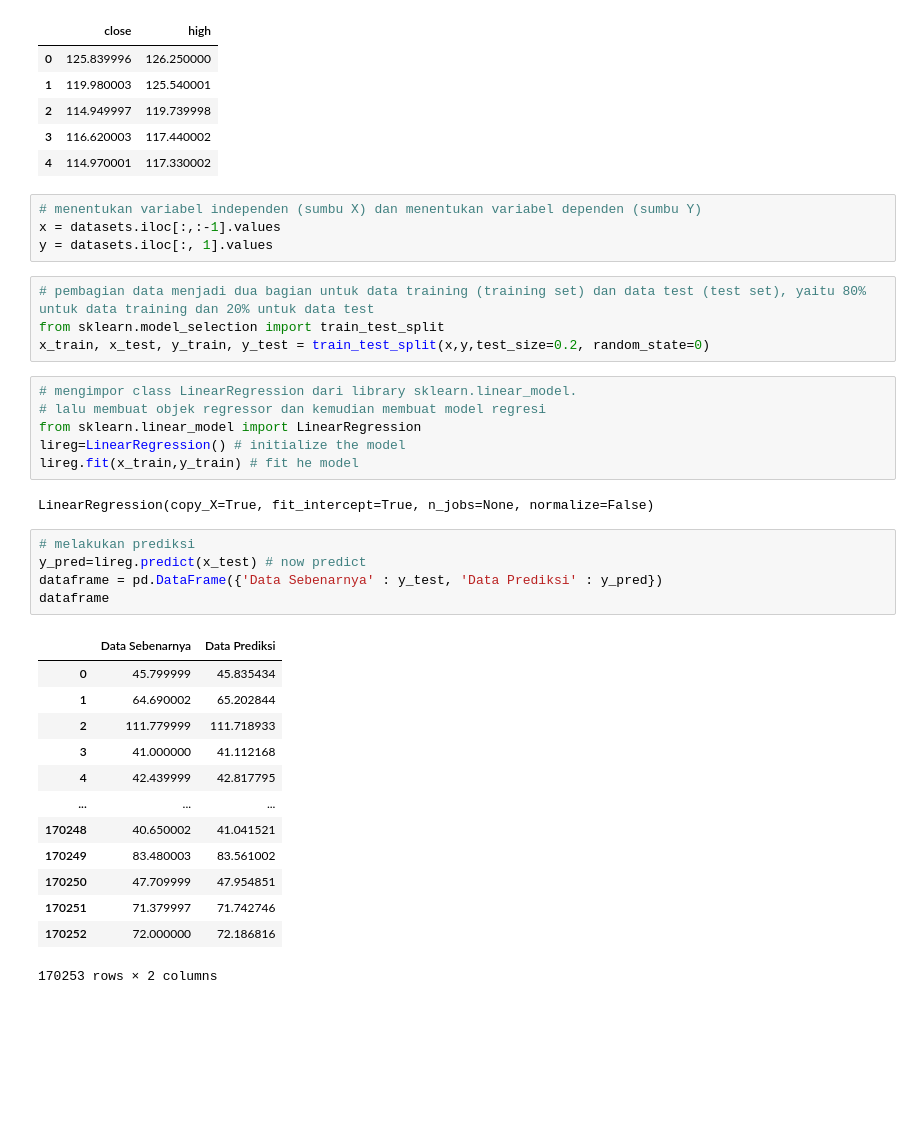
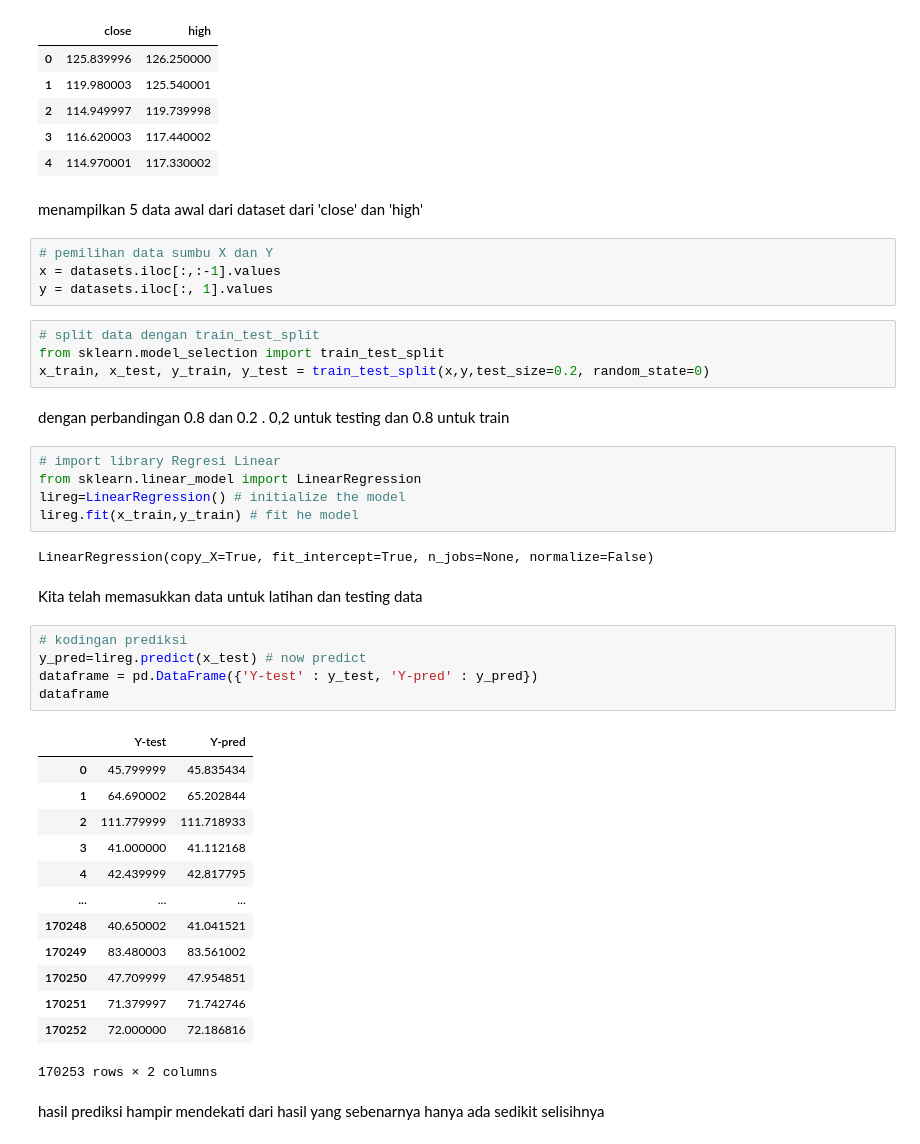
Before and after one commit to ringgoagsya/latihan_python, a Jupyter notebook: LinearRegresionRinggo_1811522023.ipynb, the cells around one changed output. Drawn from its saved outputs; the diff is of its cells as text; blank space fills up the shorter version.

```diff
--- a/LinearRegresionRinggo_1811522023.ipynb
+++ b/LinearRegresionRinggo_1811522023.ipynb
@@ -67,29 +74,34 @@ datasets.head()
 | 2 | 114.949997 | 119.739998 |
 | 3 | 116.620003 | 117.440002 |
 | 4 | 114.970001 | 117.330002 |
+# %% [markdown]
+menampilkan 5 data awal dari dataset dari 'close' dan 'high'
 # %%
-# menentukan variabel independen (sumbu X) dan menentukan variabel dependen (sumbu Y)
+# pemilihan data sumbu X dan Y
 x = datasets.iloc[:,:-1].values
 y = datasets.iloc[:, 1].values
 # %%
-# pembagian data menjadi dua bagian untuk data training (training set) dan data test (test set), yaitu 80% untuk data training dan 20% untuk data test
+# split data dengan train_test_split
 from sklearn.model_selection import train_test_split
 x_train, x_test, y_train, y_test = train_test_split(x,y,test_size=0.2, random_state=0)
+# %% [markdown]
+dengan perbandingan 0.8 dan 0.2 . 0,2 untuk testing dan 0.8 untuk train
 # %%
-# mengimpor class LinearRegression dari library sklearn.linear_model.
-# lalu membuat objek regressor dan kemudian membuat model regresi
+# import library Regresi Linear
 from sklearn.linear_model import LinearRegression
 lireg=LinearRegression() # initialize the model
 lireg.fit(x_train,y_train) # fit he model
 # %% [output]
 LinearRegression(copy_X=True, fit_intercept=True, n_jobs=None, normalize=False)
+# %% [markdown]
+Kita telah memasukkan data untuk latihan dan testing data
 # %%
-# melakukan prediksi
+# kodingan prediksi
 y_pred=lireg.predict(x_test) # now predict
-dataframe = pd.DataFrame({'Data Sebenarnya' : y_test, 'Data Prediksi' : y_pred})
+dataframe = pd.DataFrame({'Y-test' : y_test, 'Y-pred' : y_pred})
 dataframe
 # %% [output]
-|  | Data Sebenarnya | Data Prediksi |
+|  | Y-test | Y-pred |
 | 0 | 45.799999 | 45.835434 |
 | 1 | 64.690002 | 65.202844 |
 | 2 | 111.779999 | 111.718933 |
@@ -102,4 +114,6 @@ dataframe
 | 170251 | 71.379997 | 71.742746 |
 | 170252 | 72.000000 | 72.186816 |
 170253 rows × 2 columns
+# %% [markdown]
+hasil prediksi hampir mendekati dari hasil yang sebenarnya hanya ada sedikit selisihnya
 # %%
```
Also changed, not shown: parts of 13 cells of this notebook.
